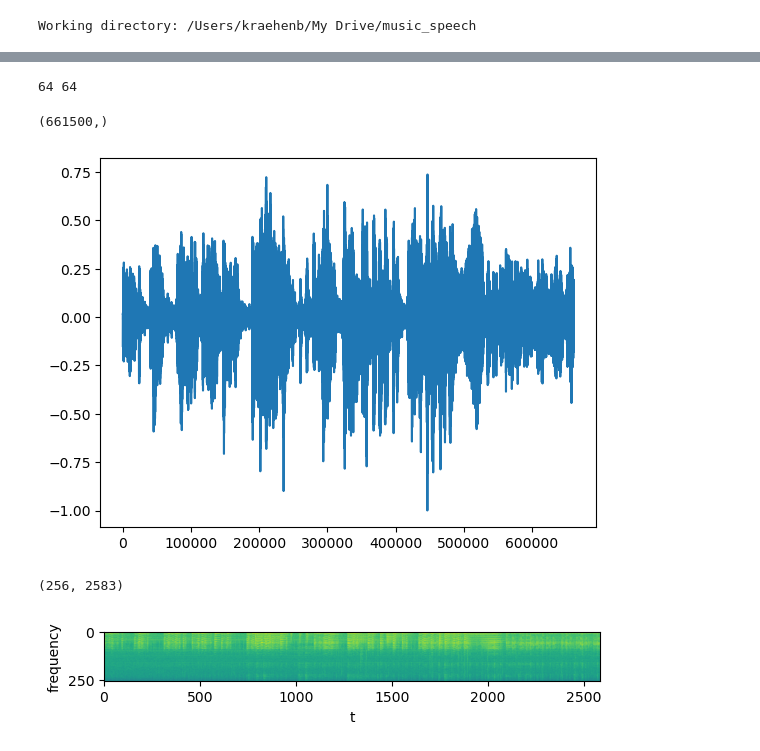
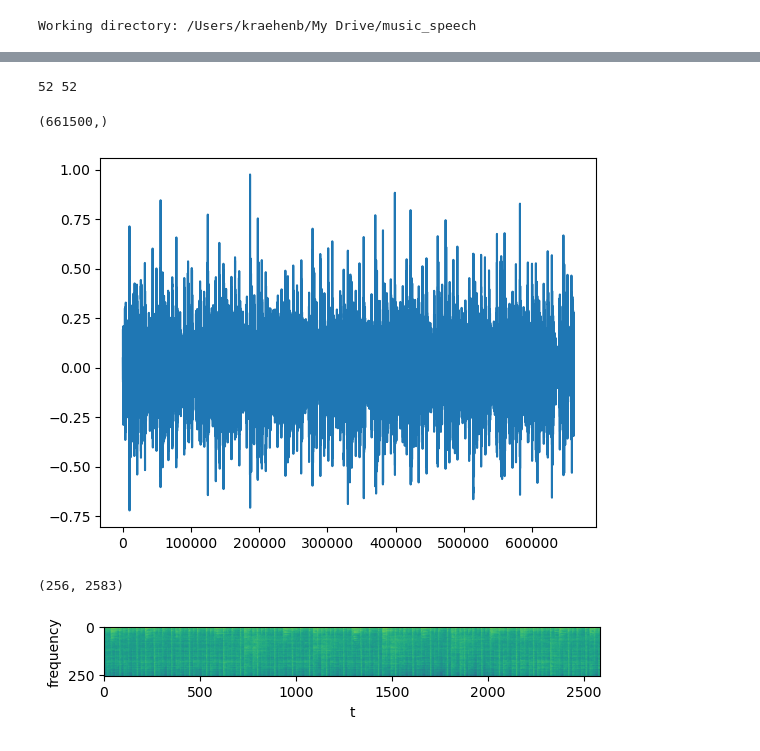
Before and after one commit to jonasbuechi/music_speech, a Jupyter notebook: RNN.ipynb, the cells around one changed output, grey strips where cells are left out. Saved outputs shown, nothing was run; the diff lists cells and outputs as text; code cells hidden in the pictures.

Commit message:
hard code train/test split

```diff
--- a/RNN.ipynb
+++ b/RNN.ipynb
@@ -43,33 +40,70 @@ from helpers.fourier_transform import load_wav, dft, idft, get_mag_phs
 music_dir = './data/music_wav'
 if not os.path.isdir(music_dir):
     print(f'copy folder "music_wav" from unzipped 34.tar to {os.path.join(working_dir, "data","")}')
-music = [os.path.join(music_dir, file_i) for file_i in os.listdir(music_dir) if file_i.endswith('.wav')]
+
+music_test = [
+    'unpoco.wav',
+    'blues.wav',
+    'gismonti.wav',
+    'ipanema.wav',
+    'deedee.wav',
+    'hendrix.wav',
+    'madradeus.wav',
+    'marlene.wav',
+    'beatles.wav',
+    'bagpipe.wav',
+    'redhot.wav',
+    'jazz.wav'
+]
+music_test = [os.path.join(music_dir, file) for file in music_test]
+
+music = [os.path.join(music_dir, file) for file in os.listdir(music_dir) if file.endswith('.wav')]
+music = list(set(music)-set(music_test))
 
 speech_dir = './data/speech_wav'
 if not os.path.isdir(speech_dir):
     print(f'copy folder "speech_wav" from unzipped 34.tar to {os.path.join(working_dir, "data","")}')
-speech = [os.path.join(speech_dir, file_i) for file_i in os.listdir(speech_dir) if file_i.endswith('.wav')]
+
+speech_test = [
+    'comedy.wav',
+    'thlui.wav',
+    'voices.wav',
+    'conversion.wav',
+    'china.wav',
+    'vegetables2.wav',
+    'amal.wav',
+    'teachers2.wav',
+    'chant.wav',
+    'pulp2.wav',
+    'acomic.wav',
+    'kid.wav'
+]
+speech_test = [os.path.join(speech_dir, file) for file in speech_test]
+
+speech = [os.path.join(speech_dir, file) for file in os.listdir(speech_dir) if file.endswith('.wav')]
+speech = list(set(speech)-set(speech_test))
 
 print (len(music), len(speech))
 # %% [output]
-64 64
+52 52
+# %%
+mus0 = load_wav(music[13])
+print(mus0.shape)
+plt.plot(mus0)
+plt.show()
+# %% [output]
+(661500,)
+[figure, added]
 # %%
-mus0 = load_wav(music[10])
-print(mus0.shape)
-plt.plot(mus0)
-plt.show()
-
 re, im = dft(mus0)
 mag, phs = get_mag_phs(re, im)
 mag = mag.T #transpose
 magl = np.log(mag)
 print(mag.shape)
 plt.imshow(magl)
 plt.xlabel('t')
 plt.ylabel('frequency')
 plt.show()
 # %% [output]
-(661500,)
+(256, 2583)
-[figure, old version]
+[figure, new version]
-(256, 2583)
-[figure, removed]
```
Also changed, not shown: parts of 2 cells of this notebook, 1 other file.
